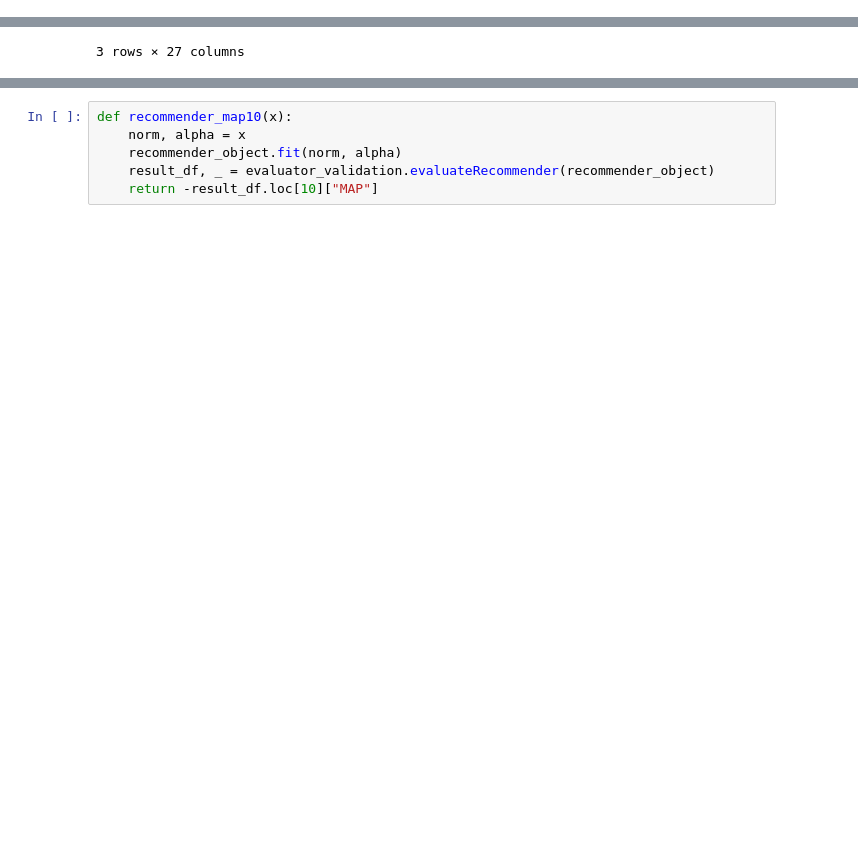
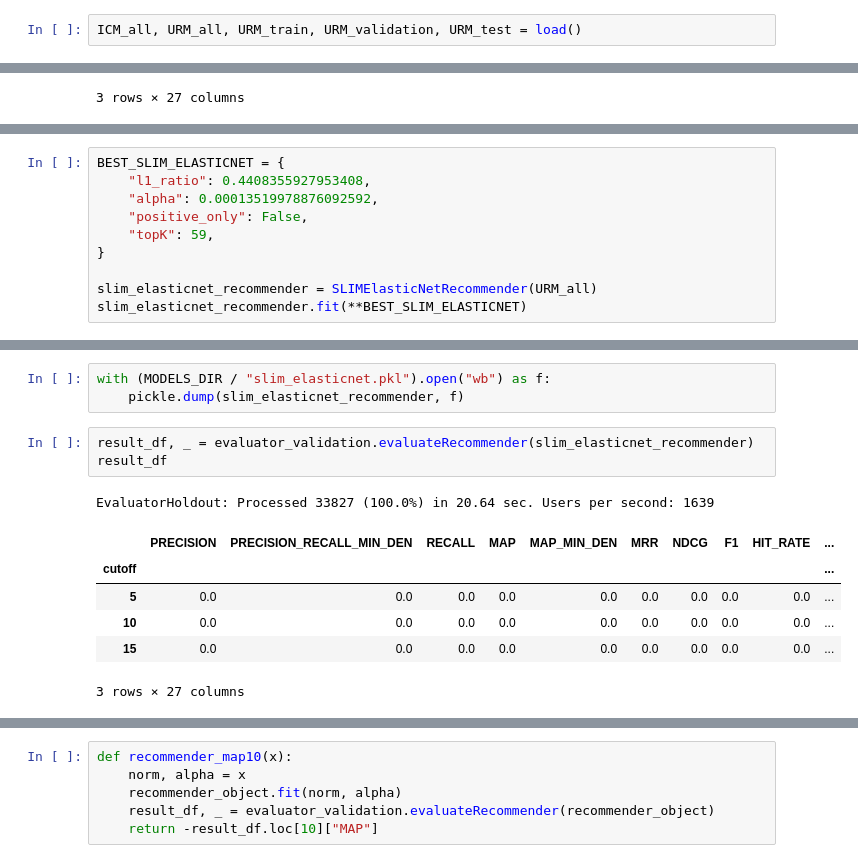
Before and after one commit to tomaz-suller/recsys, a Jupyter notebook: 9-tomaz-suller-submission.ipynb, the cells around one changed output, grey strips where cells are left out. Saved outputs shown, nothing was run; the diff lists cells and outputs as text; blank space fills up the shorter version.

```diff
--- a/9-tomaz-suller-submission.ipynb
+++ b/9-tomaz-suller-submission.ipynb
@@ -97,3 +73,5 @@ Warning: 418 (1.17 %) of 35736 users have no sampled items
+# %%
+ICM_all, URM_all, URM_train, URM_validation, URM_test = load()
 # %%
 cutoff_list = [5, 10, 15]
 
@@ -416,0 +391,10 @@ recommender_object = ScoresHybridRecommender(
+# %%
+BEST_SLIM_ELASTICNET = {
+    "l1_ratio": 0.4408355927953408,
+    "alpha": 0.00013519978876092592,
+    "positive_only": False,
+    "topK": 59,
+}
+
+slim_elasticnet_recommender = SLIMElasticNetRecommender(URM_all)
+slim_elasticnet_recommender.fit(**BEST_SLIM_ELASTICNET)
@@ -416,0 +415,14 @@ recommender_object = ScoresHybridRecommender(
+# %%
+with (MODELS_DIR / "slim_elasticnet.pkl").open("wb") as f:
+    pickle.dump(slim_elasticnet_recommender, f)
+# %%
+result_df, _ = evaluator_validation.evaluateRecommender(slim_elasticnet_recommender)
+result_df
+# %% [output]
+EvaluatorHoldout: Processed 33827 (100.0%) in 20.64 sec. Users per second: 1639
+|  | PRECISION | PRECISION_RECALL_MIN_DEN | RECALL | MAP | MAP_MIN_DEN | MRR | NDCG | F1 | HIT_RATE | ... |
+| cutoff |  |  |  |  |  |  |  |  |  | ... |
+| 5 | 0.0 | 0.0 | 0.0 | 0.0 | 0.0 | 0.0 | 0.0 | 0.0 | 0.0 | ... |
+| 10 | 0.0 | 0.0 | 0.0 | 0.0 | 0.0 | 0.0 | 0.0 | 0.0 | 0.0 | ... |
+| 15 | 0.0 | 0.0 | 0.0 | 0.0 | 0.0 | 0.0 | 0.0 | 0.0 | 0.0 | ... |
+3 rows × 27 columns
```
Also changed, not shown: parts of 23 cells of this notebook.
